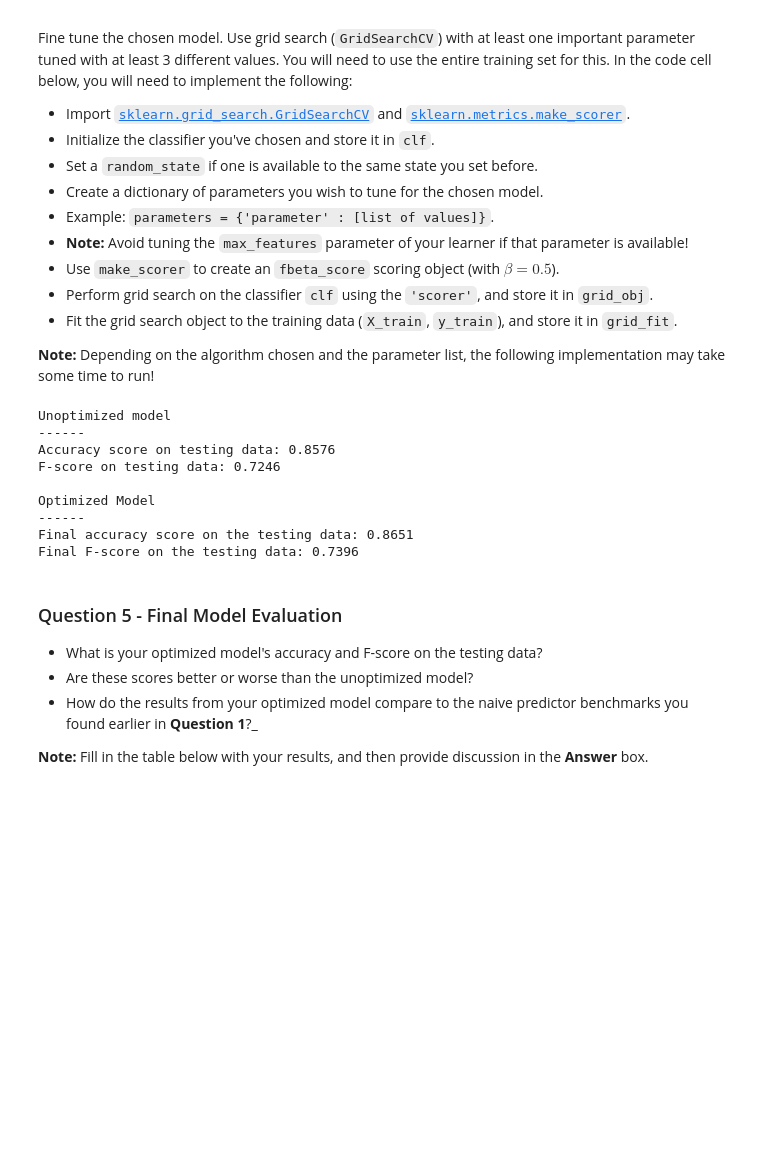
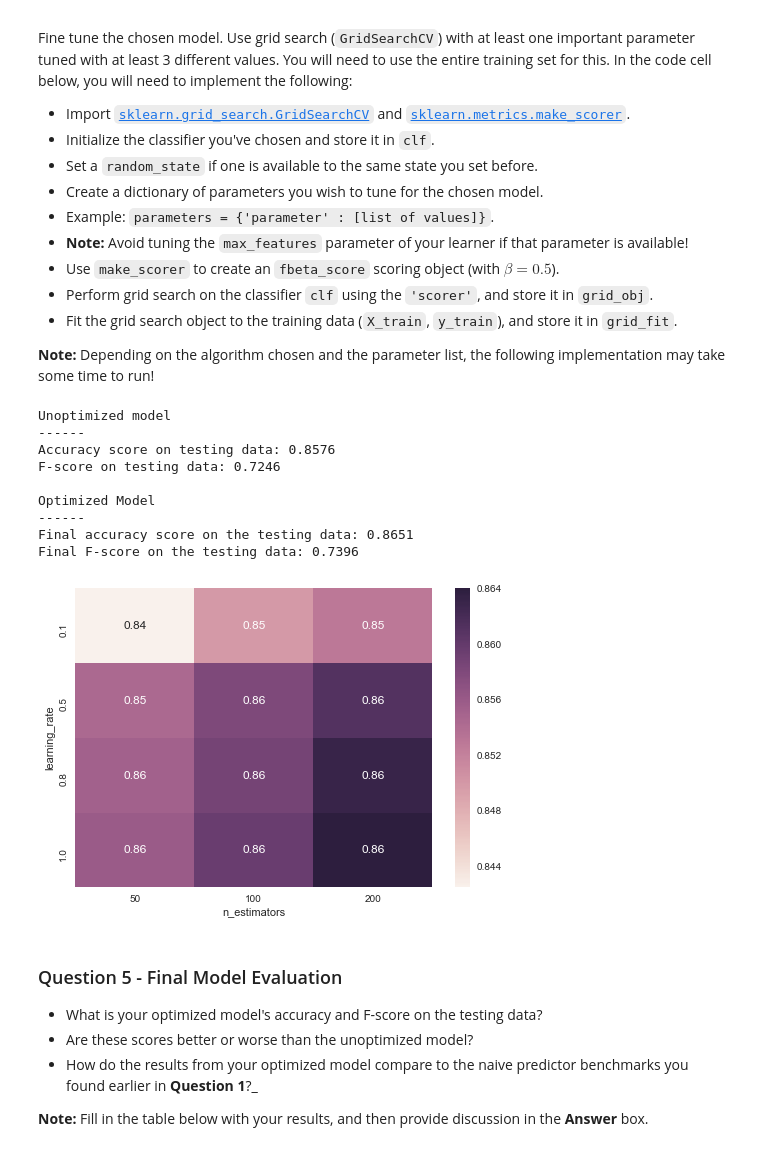
Before and after one commit to larabear/udacity, a Jupyter notebook: finding_donors/finding_donors.ipynb, the cells around one changed output. Drawn from its saved outputs; the diff is of its cells as text; code cells hidden in the pictures; blank space fills up the shorter version.

```diff
--- a/finding_donors/finding_donors.ipynb
+++ b/finding_donors/finding_donors.ipynb
@@ -507,33 +511,41 @@ scorer = make_scorer(fbeta_score)
 # TODO: Perform grid search on the classifier using 'scorer' as the scoring method using GridSearchCV()
 grid_obj = GridSearchCV(clf, parameters)
 
 # TODO: Fit the grid search object to the training data and find the optimal parameters using fit()
 grid_fit = grid_obj.fit(X_train, y_train)
 
 # Get the estimator
 best_clf = grid_fit.best_estimator_
 
 # Make predictions using the unoptimized and model
 predictions = (clf.fit(X_train, y_train)).predict(X_test)
 best_predictions = best_clf.predict(X_test)
 
+results = grid_fit.grid_scores_
+results_df = pd.DataFrame([[r[0]['n_estimators'],r[0]['learning_rate'],r[1]] for r in results],
+columns=['n_estimators','learning_rate','score'])
+
+import seaborn as sns
+sns.heatmap(results_df.pivot(columns='n_estimators',index='learning_rate',values='score'), annot=True)
+
 # Report the before-and-afterscores
 print "Unoptimized model\n------"
 print "Accuracy score on testing data: {:.4f}".format(accuracy_score(y_test, predictions))
 print "F-score on testing data: {:.4f}".format(fbeta_score(y_test, predictions, beta = 0.5))
 print "\nOptimized Model\n------"
 print "Final accuracy score on the testing data: {:.4f}".format(accuracy_score(y_test, best_predictions))
 print "Final F-score on the testing data: {:.4f}".format(fbeta_score(y_test, best_predictions, beta = 0.5))
 # %% [output]
 Unoptimized model
 ------
 Accuracy score on testing data: 0.8576
 F-score on testing data: 0.7246
 
 Optimized Model
 ------
 Final accuracy score on the testing data: 0.8651
 Final F-score on the testing data: 0.7396
+[figure, added]
 # %% [markdown]
 ### Question 5 - Final Model Evaluation
 
```
Also changed, not shown: parts of 8 cells of this notebook, 1 other file.
